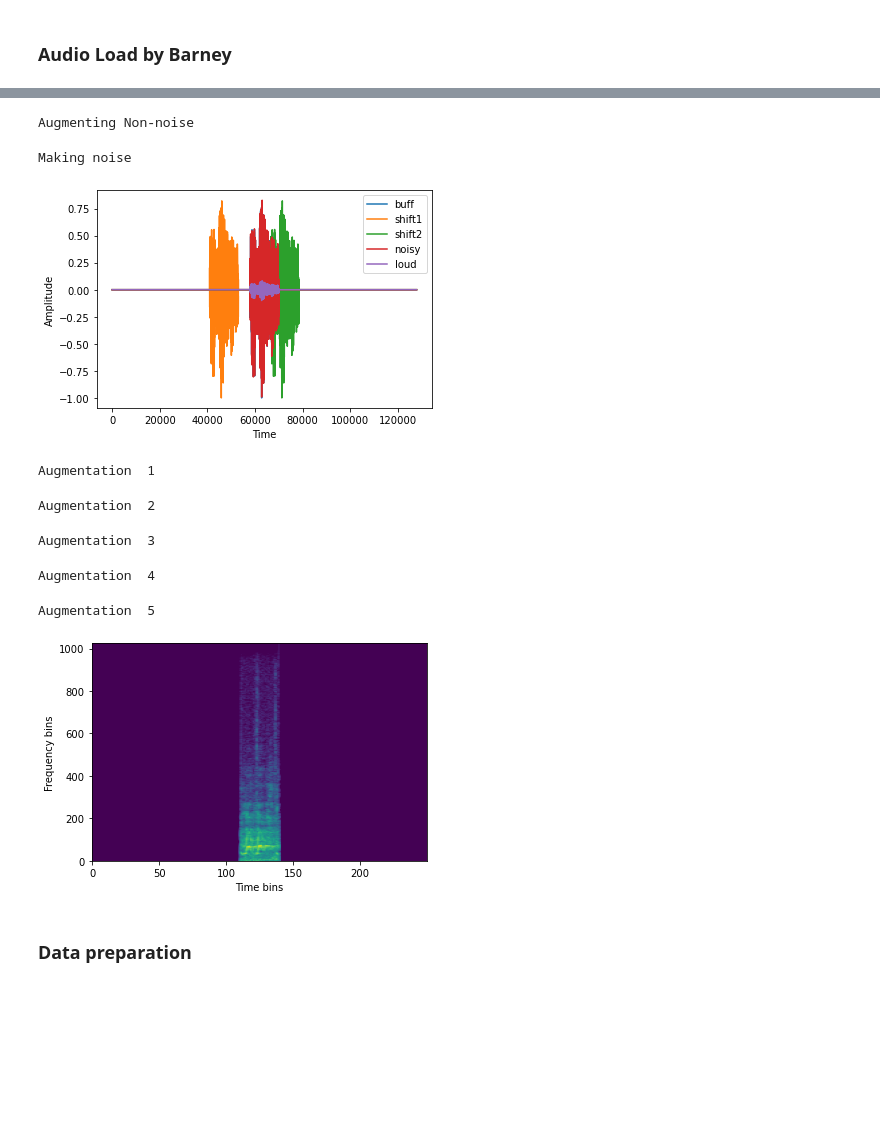
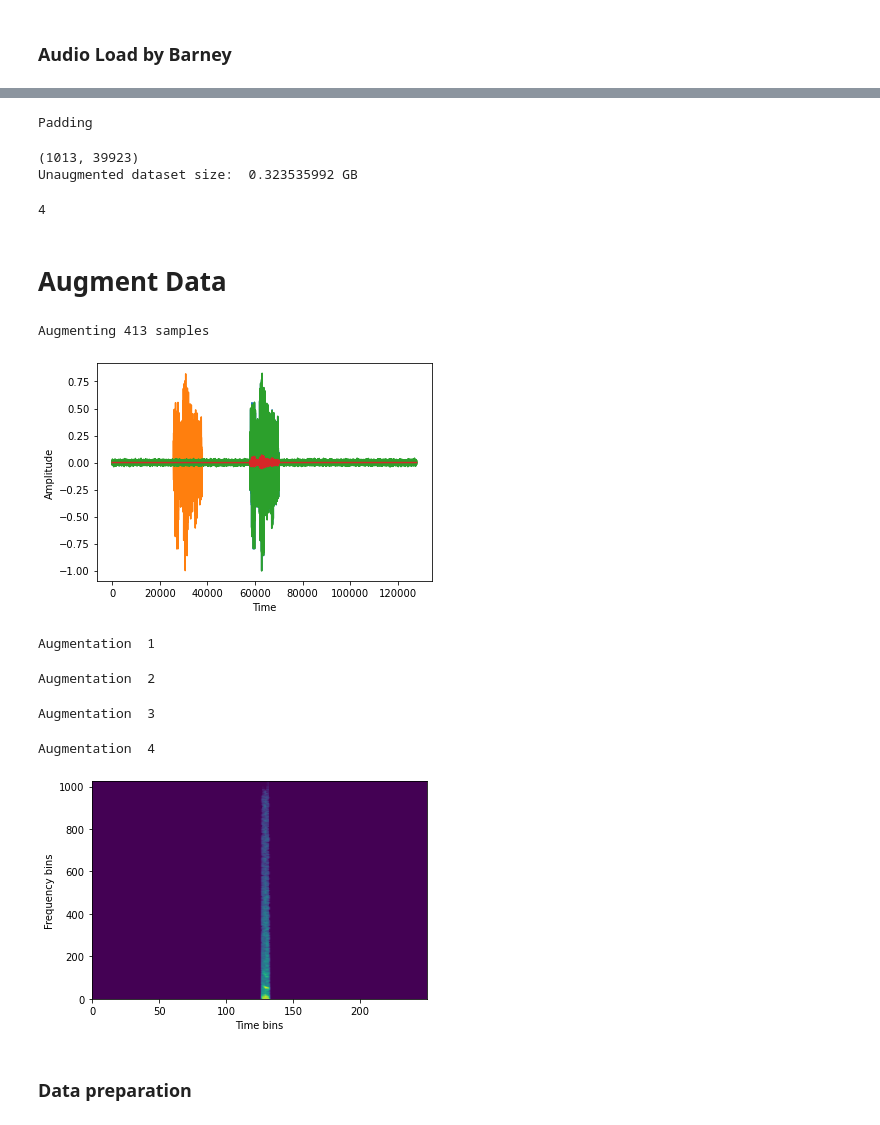
Before and after one commit to AleksandraPanfilova/Zebra_Project, a Jupyter notebook: AudioLoad+CNN.ipynb, the cells around one changed output, grey strips where cells are left out. Cells and saved outputs as stored; diff of their text form; code cells hidden in the pictures; blank space fills up the shorter version.

```diff
--- a/AudioLoad+CNN.ipynb
+++ b/AudioLoad+CNN.ipynb
@@ -24,0 +29,5 @@ Loading files
+# %%
+nzebra_path = 'big bounce small.wav'
+nzebra_audio, labels_nzebra = gen_nzebra(nzebra_path,audio_size)
+# %% [output]
+Padding
@@ -25,12 +37,24 @@ Loading files
+# %%
+print(all_audio.shape)
+print("Unaugmented dataset size: ",all_audio.nbytes/(1e9), 'GB')
+# %% [output]
+(1013, 39923)
+Unaugmented dataset size:  0.323535992 GB
+# %%
+num_classes = len(y.unique())
+num_classes
+# %% [output]
+4
+# %% [markdown]
+# Augment Data
 # %%
-augmented_audio = augment_audio(audio_files)
+augmented_audio = augment_audio_faster_smaller(audio_files)
 # %% [output]
-Augmenting Non-noise
+Augmenting 413 samples
-Making noise
 # %%
 plot_sample(augmented_audio,100)
 # %% [output]
-[figure, old version]
+[figure, new version]
 # %%
 stfts = calc_stft(augmented_audio)
 # %% [output]
@@ -38,11 +62,16 @@ Augmentation  1
 Augmentation  2
 Augmentation  3
 Augmentation  4
-Augmentation  5
+# %%
+stfts_1D = np.zeros(stfts[0].shape)
+stfts_1D = stfts[0]
+for i in tqdm(range(1,stfts.shape[0])):
+    stfts_1D = np.concatenate((stfts_1D,stfts[i]), axis = 0)
+print("Augmented dataset size: ",stfts_1D.nbytes/(1e9), 'GB')
 # %%
-spec_plot(stfts[4,55,:,:])
+spec_plot(stfts_1D[420,:,:])
 # %% [output]
-[figure, old version]
+[figure, new version]
 # %% [markdown]
 ### Data preparation
 # %%
```
Also changed, not shown: parts of 15 cells of this notebook, 2 other files.
